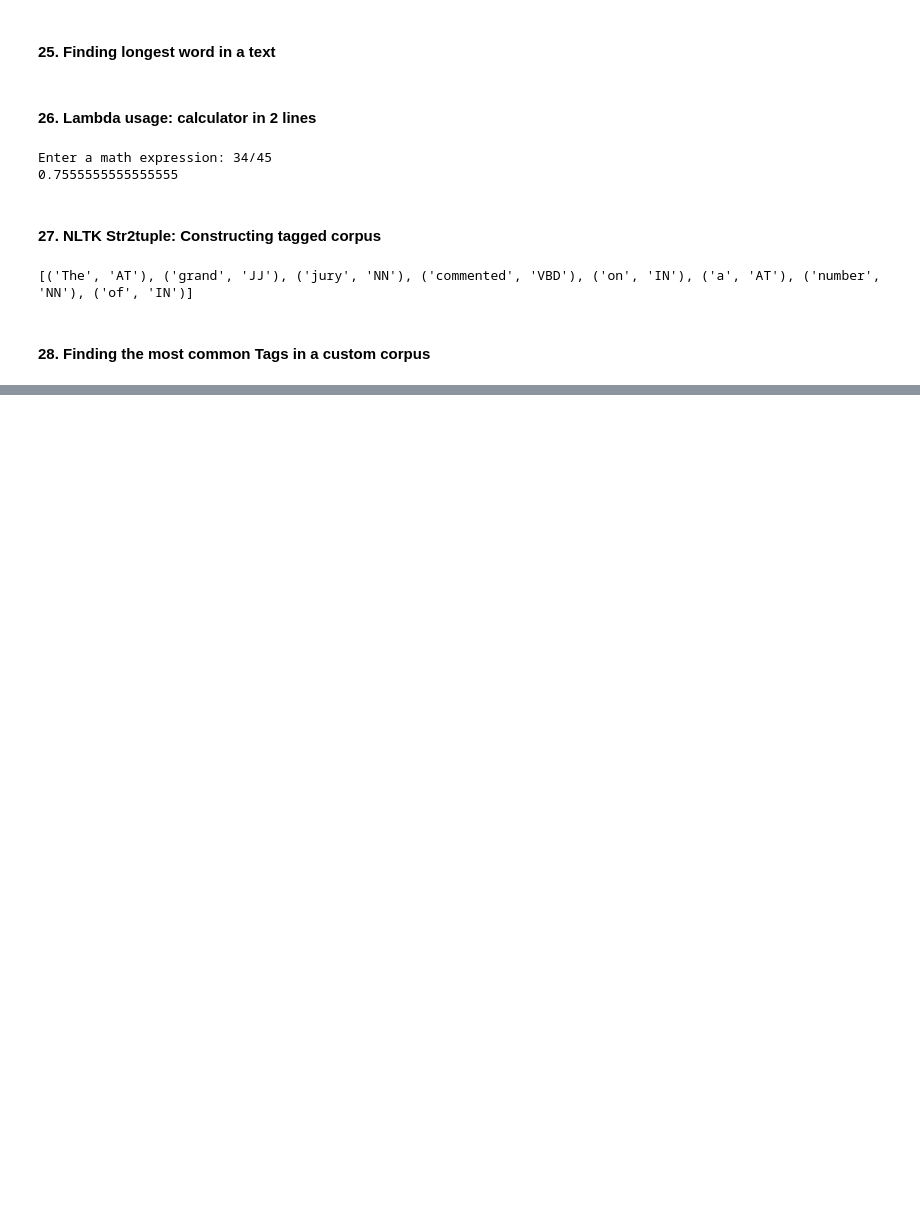
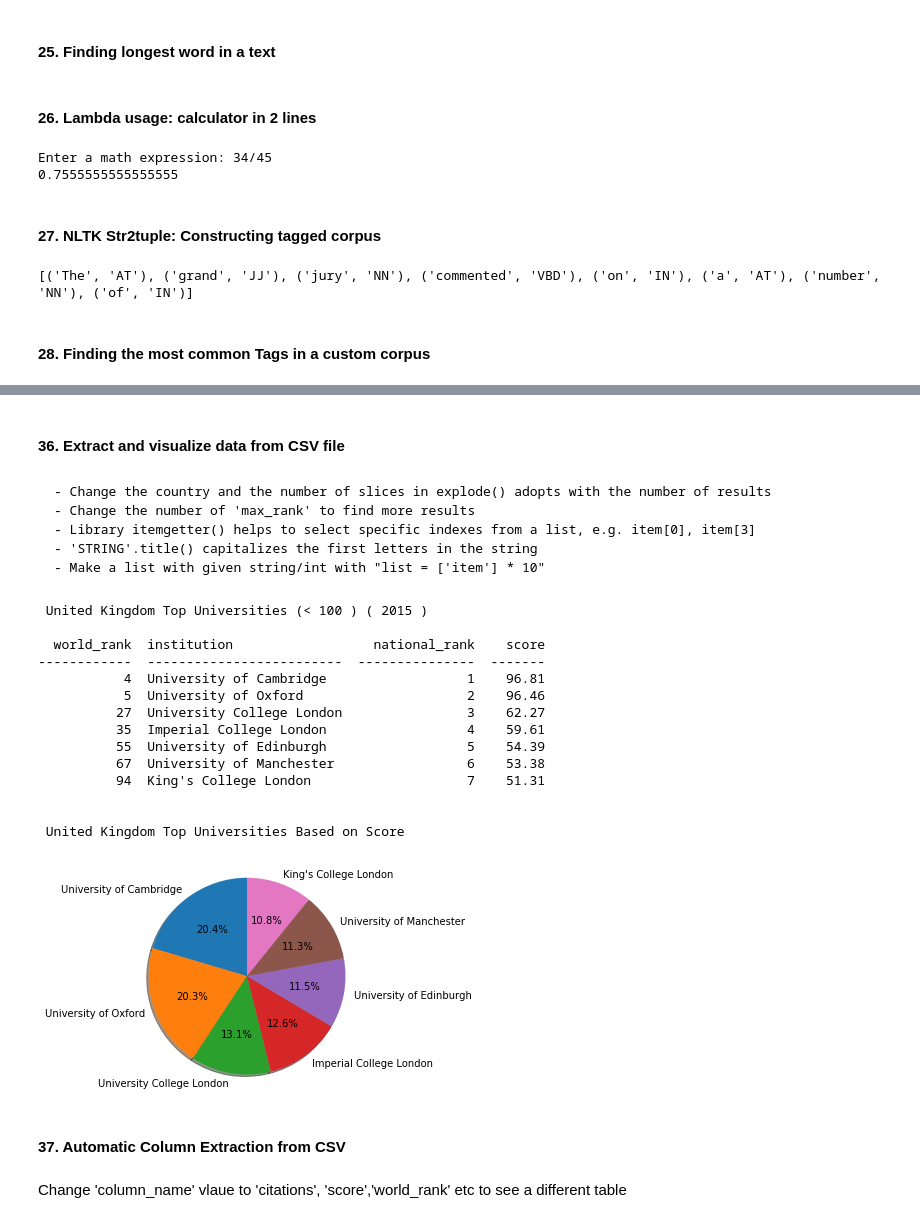
Before and after one commit to tarjomeh/tarjomeh, a Jupyter notebook: Python_Practices.ipynb, the cells around one changed output, grey strips where cells are left out. Drawn from its saved outputs; the diff is of its cells as text; code cells hidden in the pictures; blank space fills up the shorter version.

```diff
--- a/Python_Practices.ipynb
+++ b/Python_Practices.ipynb
@@ -482,0 +616,61 @@ print(fd.most_common())
+# %% [markdown]
+#### 36. Extract and visualize data from CSV file
+# %% [markdown]
+    - Change the country and the number of slices in explode() adopts with the number of results
+    - Change the number of 'max_rank' to find more results
+    - Library itemgetter() helps to select specific indexes from a list, e.g. item[0], item[3]
+    - 'STRING'.title() capitalizes the first letters in the string
+    - Make a list with given string/int with "list = ['item'] * 10"
+# %%
+import csv as csv
+from tabulate import tabulate
+from operator import itemgetter
+import matplotlib.pyplot as plt
+
+country = 'United Kingdom'
+year = '2015'
+max_rank = 100
+
+readdata = csv.reader(open("cwurData.csv"))
+alldata = []
+for data in readdata:
+    alldata.append(data)
+
+title = alldata[0]
+#print(title)
+countrydata = alldata[1:]
+record = [(itemgetter(0,1,3,12)(record)) for record in countrydata if record[2] == country and record[-1] == year and int(record[0]) <= max_rank]
+print('\n\n', country, 'Top Universities (<',max_rank,') (',year,')\n')
+print(tabulate(record,headers=(itemgetter(0,1,3,12)(alldata[0]))))
+
+print('\n\n', country, 'Top Universities Based on',title[12].title())
+# Pie chart, where the slices will be ordered and plotted counter-clockwise:
+labels = [record[1] for record in countrydata if record[2] == country and record[-1] == year and int(record[0]) <= max_rank]
+sizes = [record[12] for record in countrydata if record[2] == country and record[-1] == year and int(record[0]) <= max_rank]
+slices = [0] * len(sizes)
+explode = (slices)
+fig1, ax1 = plt.subplots()
+ax1.pie(sizes, explode=explode, labels=labels, autopct='%1.1f%%',
+        shadow=True, startangle=90)
+ax1.axis('equal')
+plt.show()
+# %% [output]
+ United Kingdom Top Universities (< 100 ) ( 2015 )
+
+  world_rank  institution                  national_rank    score
+------------  -------------------------  ---------------  -------
+           4  University of Cambridge                  1    96.81
+           5  University of Oxford                     2    96.46
+          27  University College London                3    62.27
+          35  Imperial College London                  4    59.61
+          55  University of Edinburgh                  5    54.39
+          67  University of Manchester                 6    53.38
+          94  King's College London                    7    51.31
+
+
+ United Kingdom Top Universities Based on Score
+[figure, added]
+# %% [markdown]
+#### 37. Automatic Column Extraction from CSV
+# %% [markdown]
+Change 'column_name' vlaue to 'citations', 'score','world_rank' etc to see a different table
```
Also changed, not shown: parts of 29 cells of this notebook.
